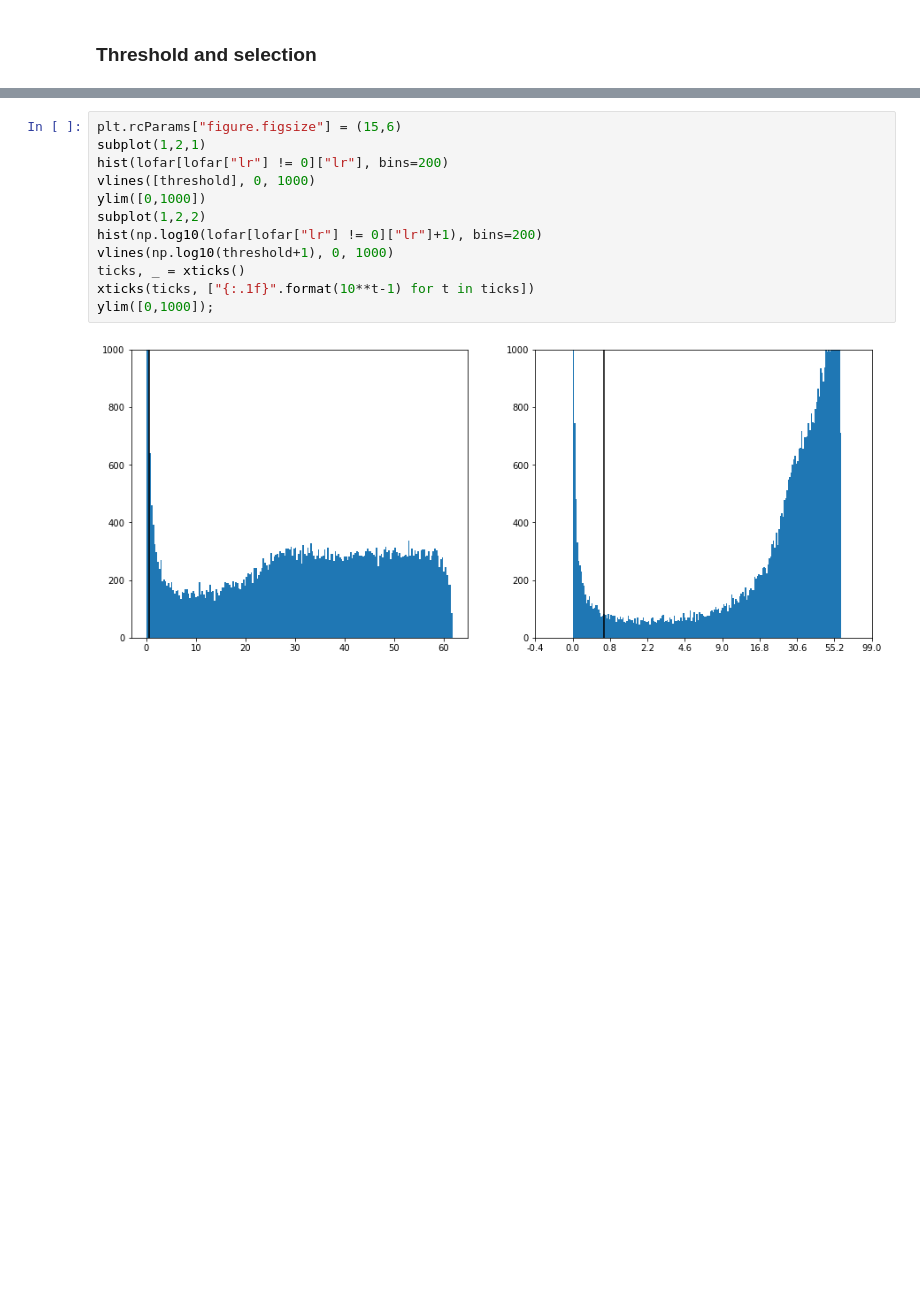
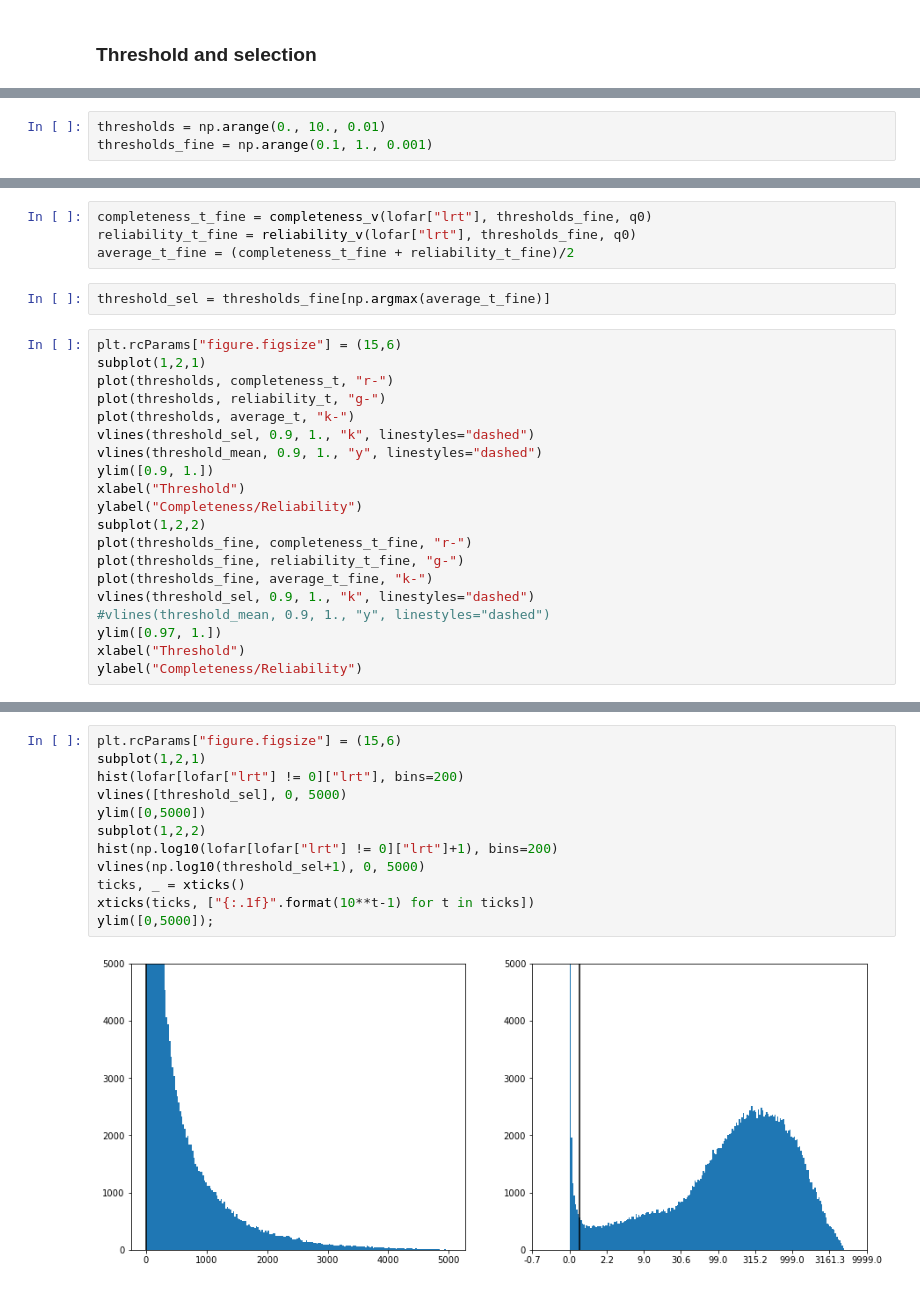
Before and after one commit to nudomarinero/mltier1, a Jupyter notebook: Match_LOFAR_combined_final.ipynb, the cells around one changed output, grey strips where cells are left out. Drawn from its saved outputs; the diff is of its cells as text; blank space fills up the shorter version.

Commit message:
Run the ML to get the parameters, match the sources and gaussian catalogues

```diff
--- a/Match_LOFAR_combined_final.ipynb
+++ b/Match_LOFAR_combined_final.ipynb
@@ -258,0 +272,3 @@ threshold
+# %%
+thresholds = np.arange(0., 10., 0.01)
+thresholds_fine = np.arange(0.1, 1., 0.001)
@@ -258,0 +279,26 @@ threshold
+# %%
+completeness_t_fine = completeness_v(lofar["lrt"], thresholds_fine, q0)
+reliability_t_fine = reliability_v(lofar["lrt"], thresholds_fine, q0)
+average_t_fine = (completeness_t_fine + reliability_t_fine)/2
+# %%
+threshold_sel = thresholds_fine[np.argmax(average_t_fine)]
+# %%
+plt.rcParams["figure.figsize"] = (15,6)
+subplot(1,2,1)
+plot(thresholds, completeness_t, "r-")
+plot(thresholds, reliability_t, "g-")
+plot(thresholds, average_t, "k-")
+vlines(threshold_sel, 0.9, 1., "k", linestyles="dashed")
+vlines(threshold_mean, 0.9, 1., "y", linestyles="dashed")
+ylim([0.9, 1.])
+xlabel("Threshold")
+ylabel("Completeness/Reliability")
+subplot(1,2,2)
+plot(thresholds_fine, completeness_t_fine, "r-")
+plot(thresholds_fine, reliability_t_fine, "g-")
+plot(thresholds_fine, average_t_fine, "k-")
+vlines(threshold_sel, 0.9, 1., "k", linestyles="dashed")
+#vlines(threshold_mean, 0.9, 1., "y", linestyles="dashed")
+ylim([0.97, 1.])
+xlabel("Threshold")
+ylabel("Completeness/Reliability")
@@ -259,15 +312,15 @@ threshold
 # %%
 plt.rcParams["figure.figsize"] = (15,6)
 subplot(1,2,1)
-hist(lofar[lofar["lr"] != 0]["lr"], bins=200)
-vlines([threshold], 0, 1000)
-ylim([0,1000])
+hist(lofar[lofar["lrt"] != 0]["lrt"], bins=200)
+vlines([threshold_sel], 0, 5000)
+ylim([0,5000])
 subplot(1,2,2)
-hist(np.log10(lofar[lofar["lr"] != 0]["lr"]+1), bins=200)
-vlines(np.log10(threshold+1), 0, 1000)
+hist(np.log10(lofar[lofar["lrt"] != 0]["lrt"]+1), bins=200)
+vlines(np.log10(threshold_sel+1), 0, 5000)
 ticks, _ = xticks()
 xticks(ticks, ["{:.1f}".format(10**t-1) for t in ticks])
-ylim([0,1000]);
+ylim([0,5000]);
 # %% [output]
-[figure, old version]
+[figure, new version]
 # %%
```
Also changed, not shown: parts of 22 cells of this notebook, 2 other files.
